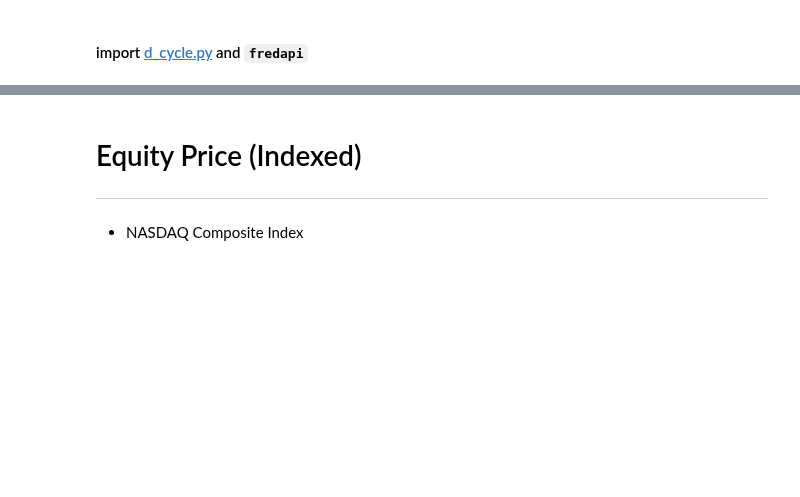
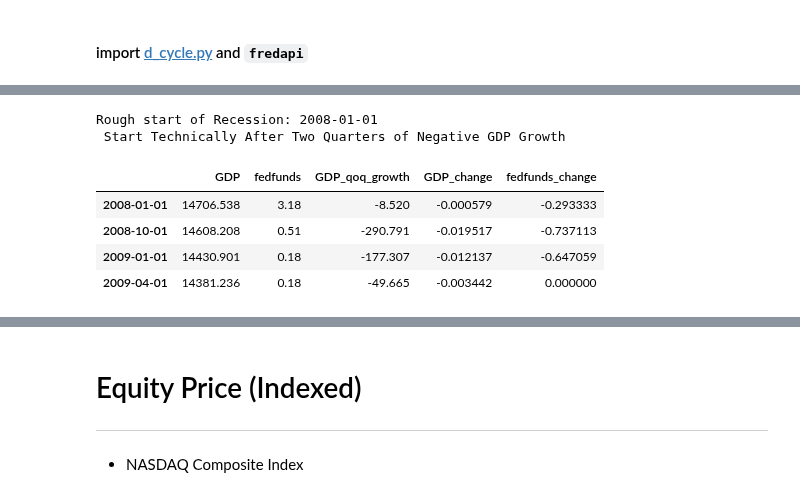
Before and after one commit to bridaniels/Principles_NavigatingBigDebtCrises, a Jupyter notebook: Part1/deflationDebtCycle/04_depression.ipynb, the cells around one changed output, grey strips where cells are left out. Drawn from its saved outputs; the diff is of its cells as text; code cells hidden in the pictures; blank space fills up the shorter version.

```diff
--- a/Part1/deflationDebtCycle/04_depression.ipynb
+++ b/Part1/deflationDebtCycle/04_depression.ipynb
@@ -108,0 +80,14 @@ whole_cycle = dc.PLOTTING(start=dc.start_2008, end=dc.end_2008)
+# %%
+try1 = dc.GDP_MEASUREMENTS(cycle_start=dc.start_2008, cycle_end=dc.end_2008)
+
+recession, start_4 = try1.gdp_recession()
+print(f'Rough start of Recession: {start_4} \n Start Technically After Two Quarters of Negative GDP Growth')
+recession
+# %% [output]
+Rough start of Recession: 2008-01-01
+ Start Technically After Two Quarters of Negative GDP Growth
+|  | GDP | fedfunds | GDP_qoq_growth | GDP_change | fedfunds_change |
+| 2008-01-01 | 14706.538 | 3.18 | -8.520 | -0.000579 | -0.293333 |
+| 2008-10-01 | 14608.208 | 0.51 | -290.791 | -0.019517 | -0.737113 |
+| 2009-01-01 | 14430.901 | 0.18 | -177.307 | -0.012137 | -0.647059 |
+| 2009-04-01 | 14381.236 | 0.18 | -49.665 | -0.003442 | 0.000000 |
```
Also changed, not shown: parts of 16 cells of this notebook, 1 other file.
